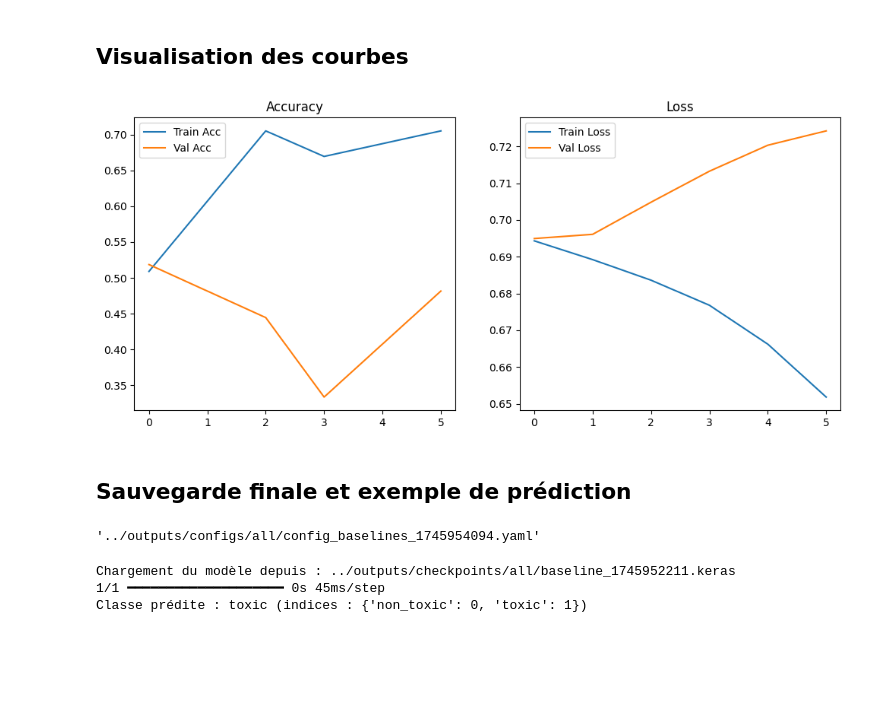
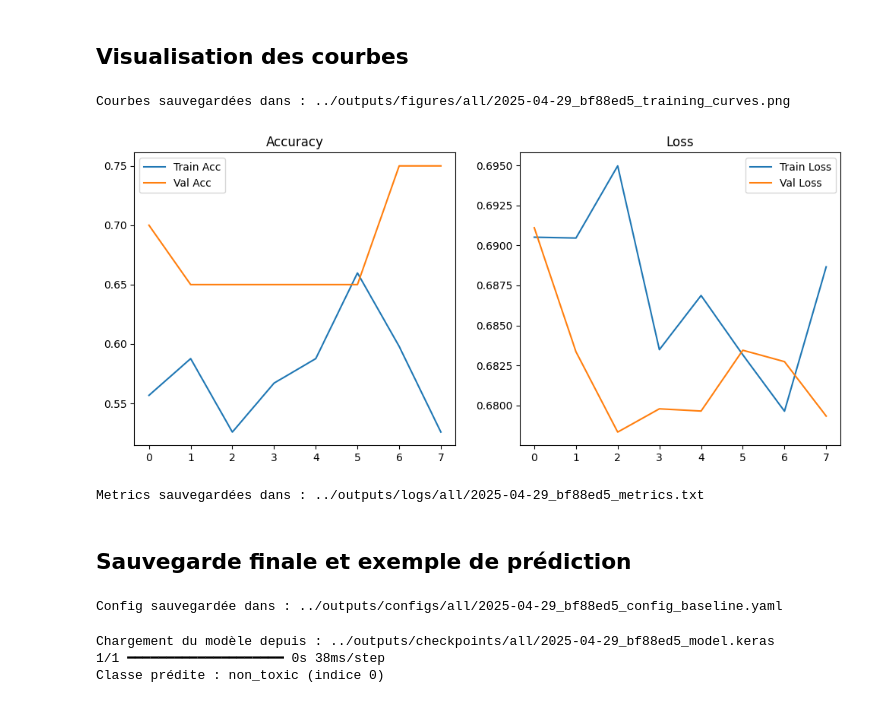
Before and after one commit to Tiits/microcoleus-project, a Jupyter notebook: notebooks/02_train_baseline.ipynb, the cells around one changed output. Saved outputs shown, nothing was run; the diff lists cells and outputs as text; code cells hidden in the pictures; blank space fills up the shorter version.

```diff
--- a/notebooks/02_train_baseline.ipynb
+++ b/notebooks/02_train_baseline.ipynb
@@ -23,7 +26,6 @@ from src.data_loader import load_from_splits
 # %%
 # Charger la configuration
-with open('../configs/config_baseline.yaml') as f:
-    cfg = yaml.safe_load(f)
+cfg = load_config('../configs/config_baseline.yaml')
 
 # Fixer les seeds pour la reproductibilité
 random.seed(cfg['seed'])
@@ -41,3 +43,7 @@ BATCH_SIZE         = cfg['training']['batch_size']
 EPOCHS             = cfg['training']['epochs']
 LEARNING_RATE      = cfg['training']['learning_rate']
 EARLYSTOP_CFG      = cfg['training']['early_stopping']
+
+# Chemins vers les fichiers de splits
+TRAIN_SPLIT = os.path.join('..', 'splits', 'train.txt')
+VAL_SPLIT   = os.path.join('..', 'splits', 'val.txt')
@@ -88,8 +109,8 @@ def build_baseline_cnn(input_shape, num_classes):
 model = build_baseline_cnn(IMG_SIZE + (3,), num_classes)
 model.compile(
     optimizer=tf.keras.optimizers.Adam(learning_rate=LEARNING_RATE),
-    loss="categorical_crossentropy",
-    metrics=["accuracy"]
+    loss='sparse_categorical_crossentropy',
+    metrics=['accuracy']
 )
 
 model.summary()
@@ -122,10 +143,14 @@ Model: "sequential_1"
 ## Callbacks et entraînement
 # %%
 # Checkpoint
+checkpoint_path = os.path.join(
+     CKPT_DIR,
+     f"{run_id}_model.keras"
+ )
+
 checkpoint_cb = callbacks.ModelCheckpoint(
-    os.path.join('../outputs/checkpoints/all',
-                 f"baseline_{tf.timestamp().numpy():.0f}.keras"),
-    save_best_only=True, monitor="val_accuracy", mode="max"
+     checkpoint_path,
+     save_best_only=True, monitor="val_accuracy", mode="max"
 )
 
 # Early stopping
@@ -140,7 +165,8 @@ history = model.fit(
     train_ds,
     validation_data=val_ds,
     epochs=EPOCHS,
-    callbacks=[checkpoint_cb, earlystop_cb]
+    callbacks=[checkpoint_cb,
+               callbacks.EarlyStopping(**EARLYSTOP_CFG, restore_best_weights=True)]
 )
 # %% [output]
 Epoch 1/20
@@ -160,43 +190,66 @@ Epoch 6/20
 # %%
 plt.figure(figsize=(12,5))
 plt.subplot(1,2,1)
 plt.plot(history.history["accuracy"], label="Train Acc")
 plt.plot(history.history["val_accuracy"], label="Val Acc")
 plt.legend(); plt.title("Accuracy")
 
 plt.subplot(1,2,2)
 plt.plot(history.history["loss"], label="Train Loss")
 plt.plot(history.history["val_loss"], label="Val Loss")
 plt.legend(); plt.title("Loss")
+
+# Sauvegarde de la figure des courbes
+fig_path = os.path.join(FIG_OUT, f"{run_id}_training_curves.png")
+plt.savefig(fig_path, dpi=300)
+print("Courbes sauvegardées dans :", fig_path)
+
 plt.show()
+
+# Sauvegarde des métriques dans un fichier texte
+metrics_path = os.path.join(LOG_OUT, f"{run_id}_metrics.txt")
+with open(metrics_path, 'w') as f:
+    for key, vals in history.history.items():
+        f.write(f"{key}: {vals}\n")
+print("Metrics sauvegardées dans :", metrics_path)
 # %% [output]
+Courbes sauvegardées dans : ../outputs/figures/all/2025-04-29_bf88ed5_training_curves.png
-[figure, old version]
+[figure, new version]
+Metrics sauvegardées dans : ../outputs/logs/all/2025-04-29_bf88ed5_metrics.txt
 # %% [markdown]
 ## Sauvegarde finale et exemple de prédiction
 # %%
 # Sauvegarde de la config du run
-run_id = f"{int(tf.timestamp().numpy())}"
-os.makedirs('../outputs/configs/all', exist_ok=True)
-shutil.copy('../configs/config_baseline.yaml', f'../outputs/configs/all/config_baselines_{run_id}.yaml')
+src_cfg = '../configs/config_baseline.yaml'
+dst_cfg = os.path.join(CFG_OUT, f"{run_id}_config_baseline.yaml")
+shutil.copy(src_cfg, dst_cfg)
+print("Config sauvegardée dans :", dst_cfg)
 # %% [output]
-'../outputs/configs/all/config_baselines_1745954094.yaml'
+Config sauvegardée dans : ../outputs/configs/all/2025-04-29_bf88ed5_config_baseline.yaml
 # %%
-# Sauvegarde du model
-ckpt_files = glob.glob(os.path.join(CHECKPOINT_DIR, '*.keras'))
+# 1. Récupérer le dernier checkpoint
+ckpt_files = glob.glob(os.path.join(CKPT_DIR, '*.keras'))
 latest_ckpt = max(ckpt_files, key=os.path.getctime)
 print("Chargement du modèle depuis :", latest_ckpt)
 
+# 2. Charger le modèle
 best_model = load_model(latest_ckpt)
 
-# Exemple prédiction
+# 3. Préparer une image d’exemple
 img_path = os.path.join('..', 'data', 'processed', 'all', 'toxic', 'Image_4646.tif')
 img = Image.open(img_path).resize(IMG_SIZE)
 x = np.array(img) / 255.0
 
-pred = best_model.predict(x[np.newaxis])
-pred_label = list(train_gen.class_indices.keys())[np.argmax(pred)]
-print(f"Classe prédite : {pred_label} (indices : {train_gen.class_indices})")
+# 4. Prédiction
+pred = best_model.predict(x[np.newaxis])[0]
+pred_idx = np.argmax(pred)
+
+# 5. Conversion indice → nom de classe
+inv_class_map = {v: k for k, v in class_indices.items()}
+pred_label = inv_class_map[pred_idx]
+
+print(f"Classe prédite : {pred_label} (indice {pred_idx})")
 # %% [output]
-Chargement du modèle depuis : ../outputs/checkpoints/all/baseline_1745952211.keras
-1/1 ━━━━━━━━━━━━━━━━━━━━ 0s 45ms/step
-Classe prédite : toxic (indices : {'non_toxic': 0, 'toxic': 1})
+Chargement du modèle depuis : ../outputs/checkpoints/all/2025-04-29_bf88ed5_model.keras
+1/1 ━━━━━━━━━━━━━━━━━━━━ 0s 38ms/step
+Classe prédite : non_toxic (indice 0)
```
Also changed, not shown: parts of 4 cells of this notebook, 6 other files.
